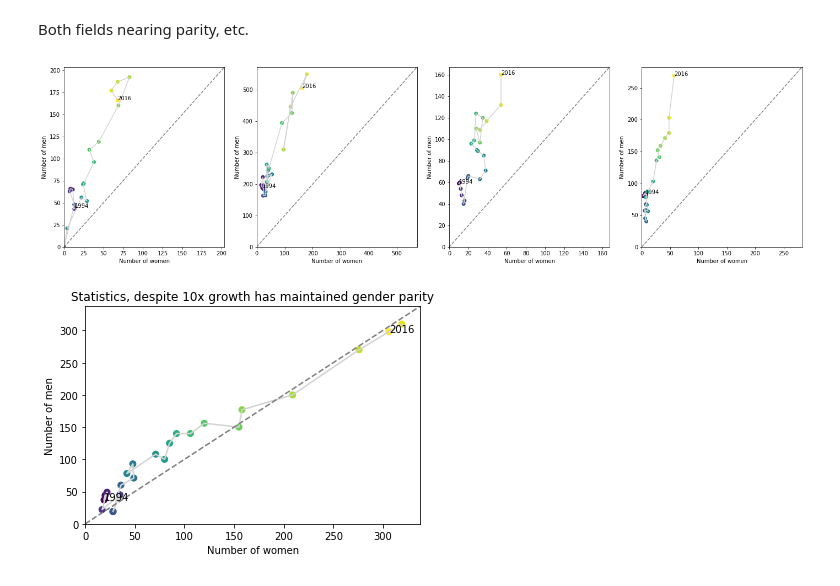
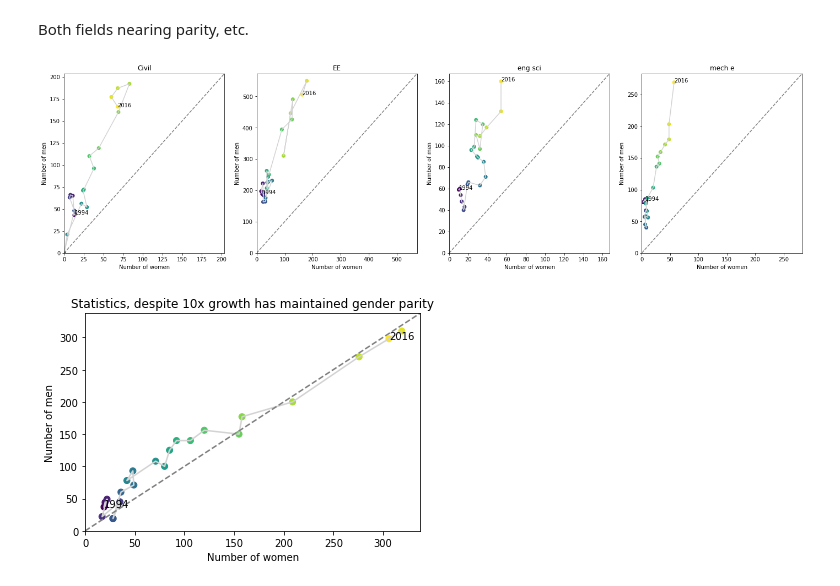
Before and after one commit to spec-journalism/gss-diversity, a Jupyter notebook: notebooks/narrative.ipynb, the cells around one changed output. Drawn from its saved outputs; the diff is of its cells as text; code cells hidden in the pictures.

```diff
--- a/notebooks/narrative.ipynb
+++ b/notebooks/narrative.ipynb
@@ -216,12 +216,12 @@ plot_connected(ax[1], 'Engineering', 'Industrial and manufacturing engineering',
 Both fields nearing parity, etc.
 # %%
 _, ax = plt.subplots(1, 4, figsize=(24, 6))
-plot_connected(ax[0], 'Engineering', 'Civil engineering', '')
-plot_connected(ax[1], 'Engineering', 'Electrical engineering', '')
-plot_connected(ax[2], 'Engineering', 'Engineering science, mechanics, and physics', '')
-plot_connected(ax[3], 'Engineering', 'Mechanical engineering', '')
+plot_connected(ax[0], 'Engineering', 'Civil engineering', 'Civil')
+plot_connected(ax[1], 'Engineering', 'Electrical engineering', 'EE')
+plot_connected(ax[2], 'Engineering', 'Engineering science, mechanics, and physics', 'eng sci')
+plot_connected(ax[3], 'Engineering', 'Mechanical engineering', 'mech e')
 # %% [output]
-[figure, old version]
+[figure, new version]
 # %%
 _, ax = plt.subplots()
 plot_connected(ax, 'Science', 'Statistics', 'Statistics, despite 10x growth has maintained gender parity')
```
